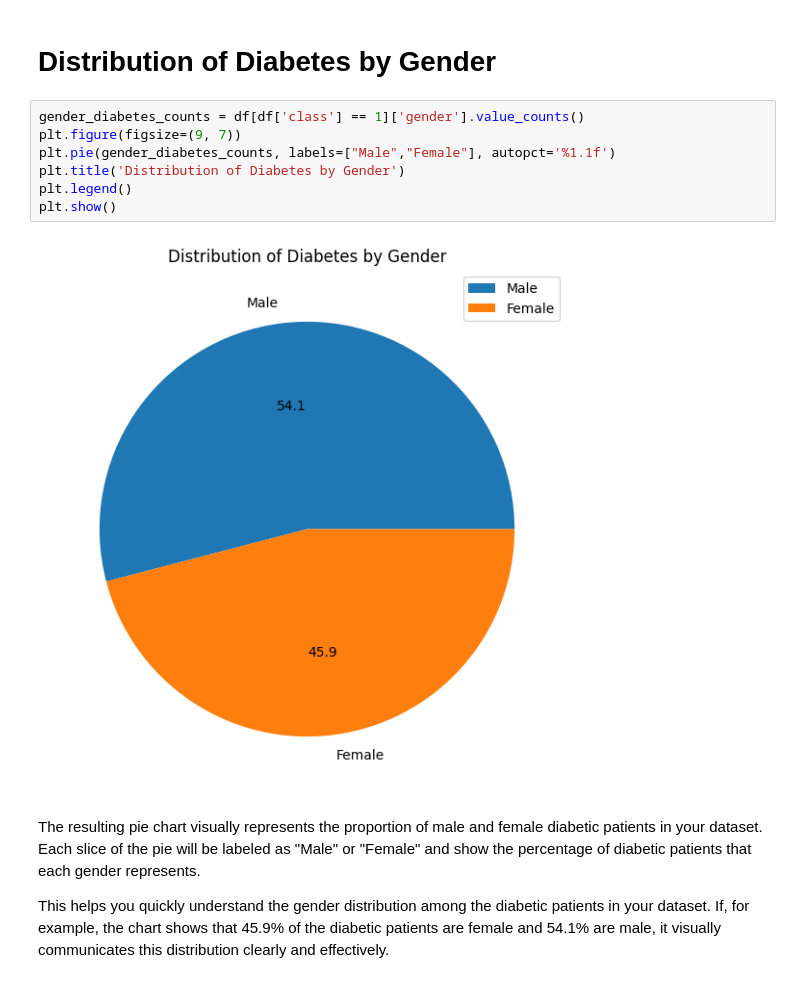
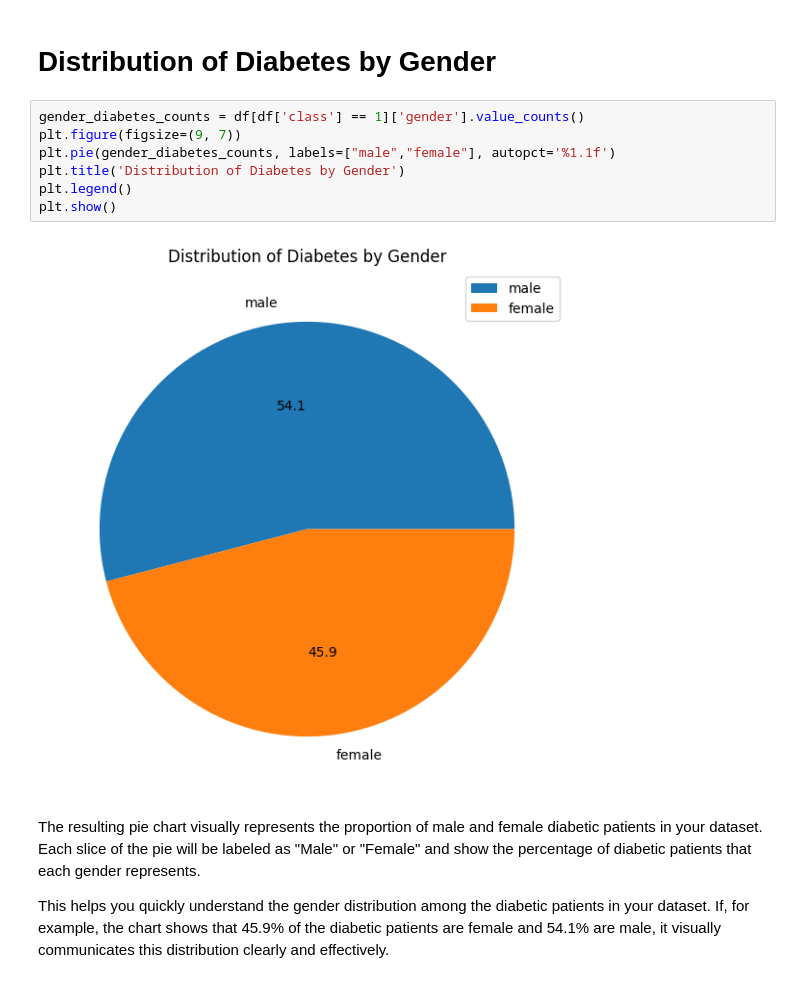
Before and after one commit to sdpunwatkar2/Shantanu-GlucoSense-Infy-Nov24, a Jupyter notebook: GlucoSense_AI_Powered_Diabetes_Detection_for_Early_Interventionn.ipynb, the cells around one changed output. Saved outputs shown, nothing was run; the diff lists cells and outputs as text.

```diff
--- a/GlucoSense_AI_Powered_Diabetes_Detection_for_Early_Interventionn.ipynb
+++ b/GlucoSense_AI_Powered_Diabetes_Detection_for_Early_Interventionn.ipynb
@@ -173,12 +175,12 @@ plt.show()
 # %%
 gender_diabetes_counts = df[df['class'] == 1]['gender'].value_counts()
 plt.figure(figsize=(9, 7))
-plt.pie(gender_diabetes_counts, labels=["Male","Female"], autopct='%1.1f')
+plt.pie(gender_diabetes_counts, labels=["male","female"], autopct='%1.1f')
 plt.title('Distribution of Diabetes by Gender')
 plt.legend()
 plt.show()
 # %% [output]
-[figure, old version]
+[figure, new version]
 # %% [markdown]
 The resulting pie chart visually represents the proportion of male and female diabetic patients in your dataset. Each slice of the pie will be labeled as "Male" or "Female" and show the percentage of diabetic patients that each gender represents.
 
```
Also changed, not shown: parts of 38 cells of this notebook.
